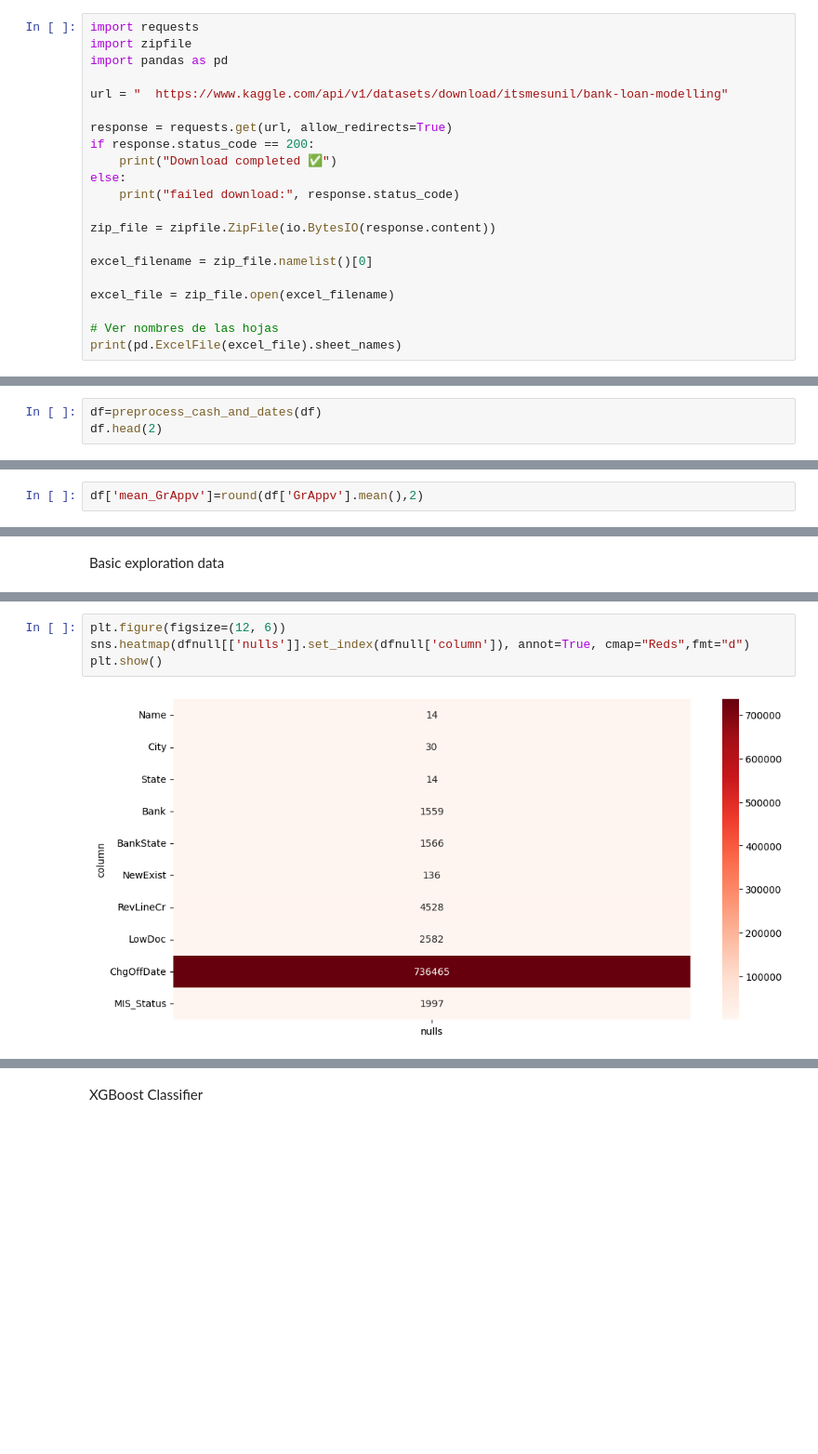
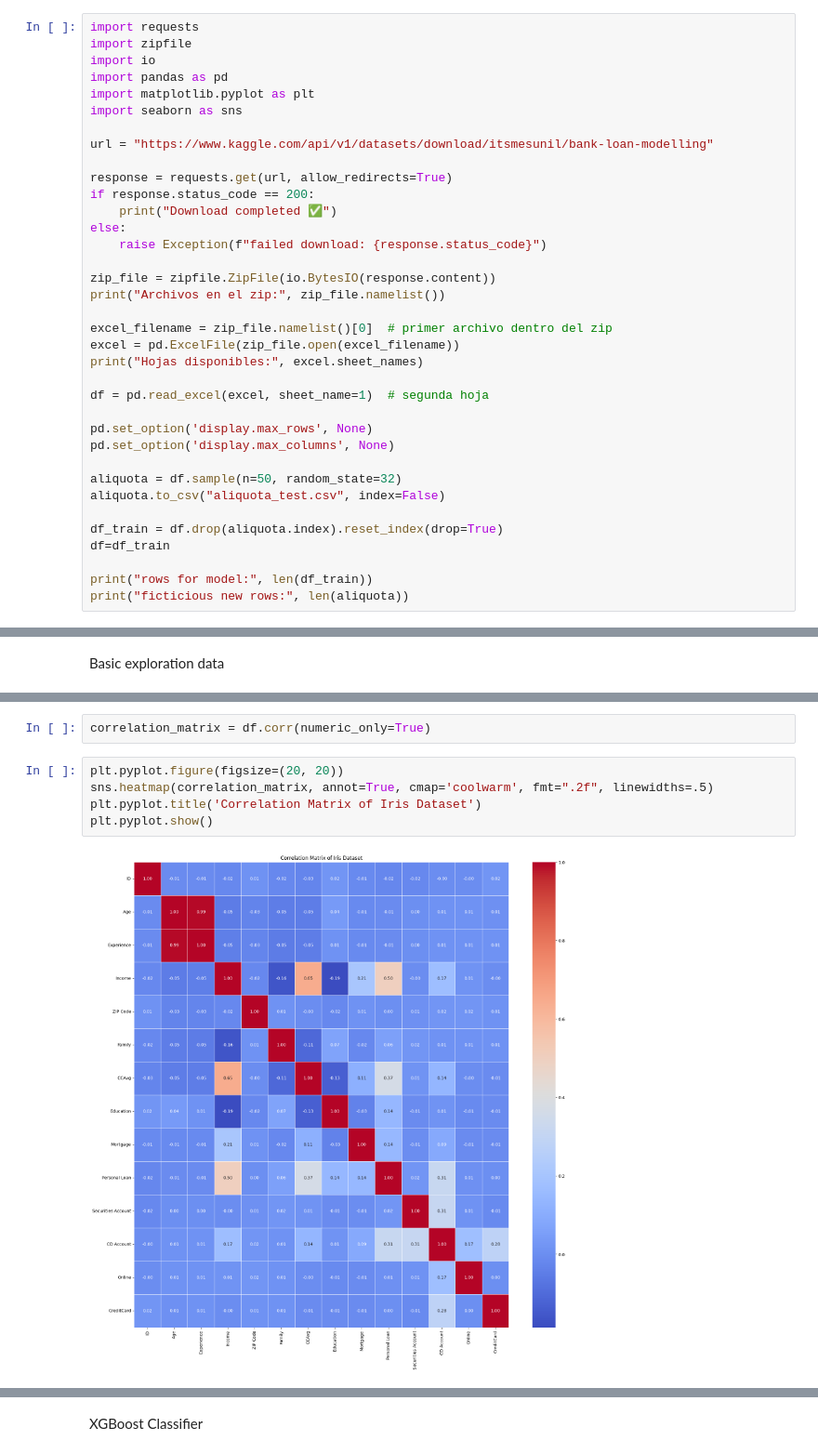
Before and after one commit to AlejoAlegreBustos/CSE-310, a Jupyter notebook: module 1/draft-xp1.ipynb, the cells around one changed output, grey strips where cells are left out. Shown: that part at 93% size. Cells and saved outputs as stored; diff of their text form; blank space fills up the shorter version.

```diff
--- a/module 1/draft-xp1.ipynb
+++ b/module 1/draft-xp1.ipynb
@@ -54,23 +1,38 @@
 # %%
 import requests
 import zipfile
+import io
 import pandas as pd
+import matplotlib.pyplot as plt
+import seaborn as sns
 
-url = "  https://www.kaggle.com/api/v1/datasets/download/itsmesunil/bank-loan-modelling"
+url = "https://www.kaggle.com/api/v1/datasets/download/itsmesunil/bank-loan-modelling"
 
 response = requests.get(url, allow_redirects=True)
 if response.status_code == 200:
     print("Download completed ✅")
 else:
-    print("failed download:", response.status_code)
+    raise Exception(f"failed download: {response.status_code}")
 
 zip_file = zipfile.ZipFile(io.BytesIO(response.content))
+print("Archivos en el zip:", zip_file.namelist())
 
-excel_filename = zip_file.namelist()[0]
+excel_filename = zip_file.namelist()[0]  # primer archivo dentro del zip
+excel = pd.ExcelFile(zip_file.open(excel_filename))
+print("Hojas disponibles:", excel.sheet_names)
 
-excel_file = zip_file.open(excel_filename)
+df = pd.read_excel(excel, sheet_name=1)  # segunda hoja
 
-# Ver nombres de las hojas
-print(pd.ExcelFile(excel_file).sheet_names)
+pd.set_option('display.max_rows', None)
+pd.set_option('display.max_columns', None)
+
+aliquota = df.sample(n=50, random_state=32)
+aliquota.to_csv("aliquota_test.csv", index=False)
+
+df_train = df.drop(aliquota.index).reset_index(drop=True)
+df=df_train
+
+print("rows for model:", len(df_train))
+print("ficticious new rows:", len(aliquota))
 # %% [output]
 Download completed ✅
@@ -150,3 +42,0 @@ def preprocess_cash_and_dates(df):
-# %%
-df=preprocess_cash_and_dates(df)
-df.head(2)
@@ -188,2 +42,0 @@ df.head(2)
-# %%
-df['mean_GrAppv']=round(df['GrAppv'].mean(),2)
@@ -244,6 +110,9 @@ dfnull['mean']=dfnull['nulls'].mean()
+# %%
+correlation_matrix = df.corr(numeric_only=True)
 # %%
-plt.figure(figsize=(12, 6))
-sns.heatmap(dfnull[['nulls']].set_index(dfnull['column']), annot=True, cmap="Reds",fmt="d")
-plt.show()
+plt.pyplot.figure(figsize=(20, 20))
+sns.heatmap(correlation_matrix, annot=True, cmap='coolwarm', fmt=".2f", linewidths=.5)
+plt.pyplot.title('Correlation Matrix of Iris Dataset')
+plt.pyplot.show()
 # %% [output]
-[figure, old version]
+[figure, new version]
```
Also changed, not shown: parts of 74 cells of this notebook, 19 other files.
